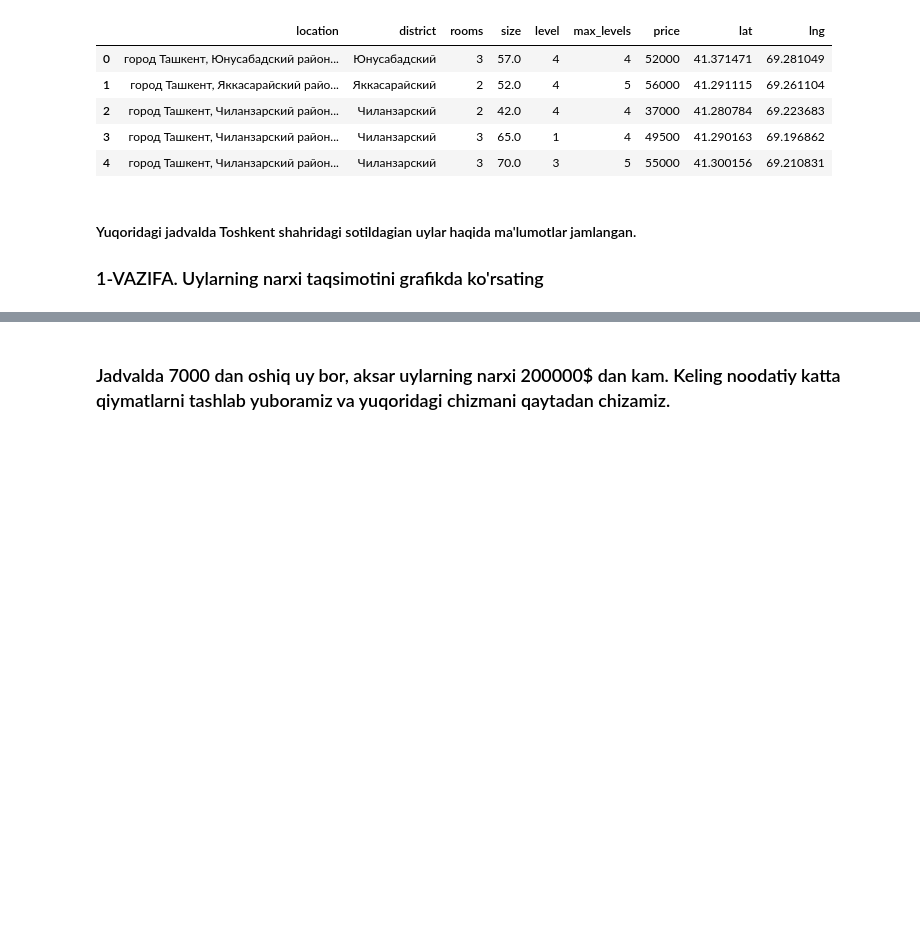
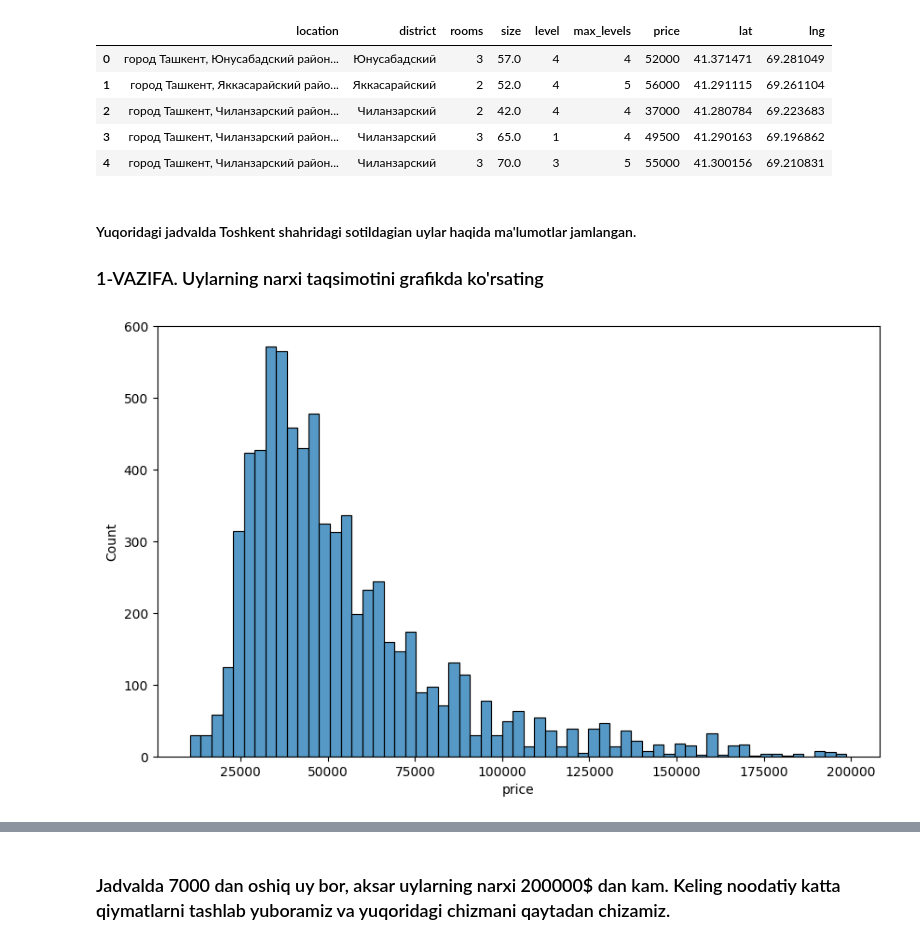
Before and after one commit to IlyasNasirov/notebook, a Jupyter notebook: 04_VISUAL_AMALIYOT_04_distribution_JAVOBLAR.ipynb, the cells around one changed output, grey strips where cells are left out. Cells and saved outputs as stored; diff of their text form; code cells hidden in the pictures; blank space fills up the shorter version.

```diff
--- a/04_VISUAL_AMALIYOT_04_distribution_JAVOBLAR.ipynb
+++ b/04_VISUAL_AMALIYOT_04_distribution_JAVOBLAR.ipynb
@@ -35,3 +33,10 @@ df.head()
+# %%
+#JAVOBINGIZNI SHUYERGA YOZING
+plt.figure(figsize=(10,6))
+sns.histplot(data=df, x='price')
+plt.show()
+# %% [output]
+[figure, added]
 # %%
 #@title Kutilgan natija
 plt.figure(figsize=(10,6))
```
Also changed, not shown: parts of 14 cells of this notebook.
